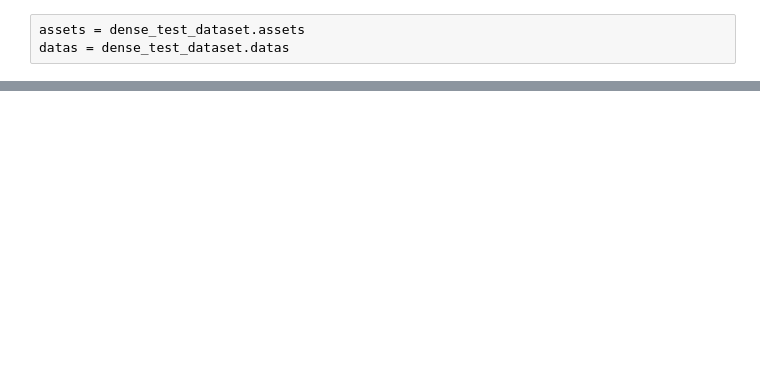
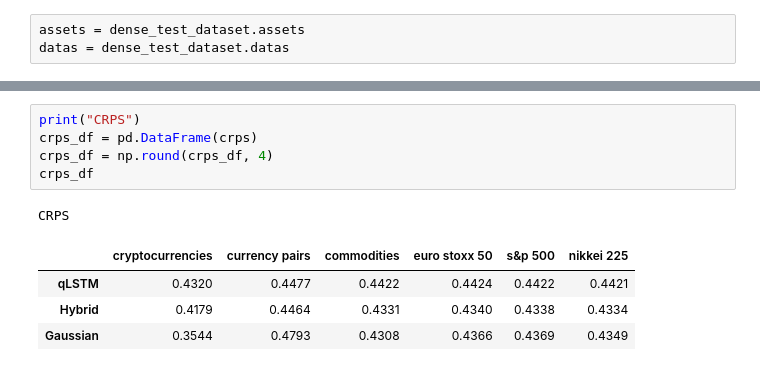
Before and after one commit to izzak98/dist-pred, a Jupyter notebook: results.ipynb, the cells around one changed output, grey strips where cells are left out. Cells and saved outputs as stored; diff of their text form; blank space fills up the shorter version.

```diff
--- a/results.ipynb
+++ b/results.ipynb
@@ -626,0 +650,11 @@ for i, (metric, table) in enumerate(metrics_tables.items()):
+# %%
+print("CRPS")
+crps_df = pd.DataFrame(crps)
+crps_df = np.round(crps_df, 4)
+crps_df
+# %% [output]
+CRPS
+|  | cryptocurrencies | currency pairs | commodities | euro stoxx 50 | s&p 500 | nikkei 225 |
+| qLSTM | 0.4320 | 0.4477 | 0.4422 | 0.4424 | 0.4422 | 0.4421 |
+| Hybrid | 0.4179 | 0.4464 | 0.4331 | 0.4340 | 0.4338 | 0.4334 |
+| Gaussian | 0.3544 | 0.4793 | 0.4308 | 0.4366 | 0.4369 | 0.4349 |
```
Also changed, not shown: parts of 39 cells of this notebook, 2 other files.
